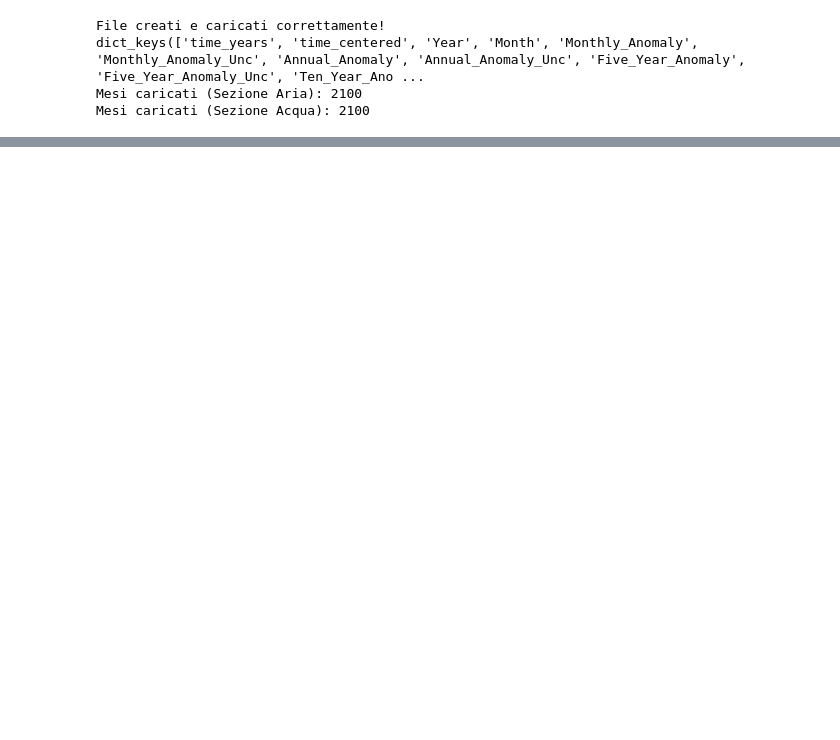
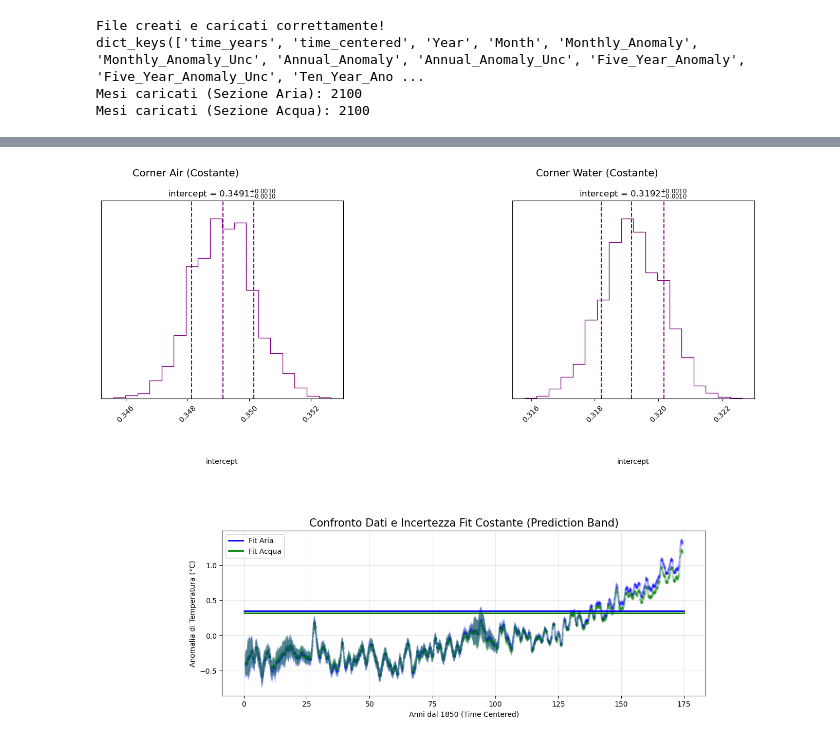
Before and after one commit to EnricoVianelli/GlobalWarming, a Jupyter notebook: global_warming.ipynb, the cells around one changed output, grey strips where cells are left out. Saved outputs shown, nothing was run; the diff lists cells and outputs as text; code cells hidden in the pictures; blank space fills up the shorter version.

```diff
--- a/global_warming.ipynb
+++ b/global_warming.ipynb
@@ -353,3 +303,49 @@ plt.show()
+# %%
+fig = plt.figure(figsize=(16, 12))
+(subfig_top, subfig_bottom) = fig.subfigures(2, 1, height_ratios=[1.2, 1])
+
+corner_subfigs = subfig_top.subfigures(1, 2)
+
+cornerplot(results['air_const'], fig=corner_subfigs[0], title_fmt='.4f')
+corner_subfigs[0].suptitle('Corner Air (Costante)', fontsize=14)
+
+cornerplot(results['water_const'], fig=corner_subfigs[1], title_fmt='.4f')
+corner_subfigs[1].suptitle('Corner Water (Costante)', fontsize=14)
+
+ax = subfig_bottom.subplots(1, 1)
+
+t_min = min(data_air['time_centered'].min(), data_water['time_centered'].min())
+t_max = max(data_air['time_centered'].max(), data_water['time_centered'].max())
+t_grid = np.linspace(t_min, t_max, 400)
+
+def add_constant_band(ax, res_key, data, color, label_name):
+    samples = results[res_key]['samples']
+    band = PredictionBand(t_grid)
+
+    idx = np.random.choice(len(samples), 500, replace=False)
+    for i in idx:
+        val = samples[i]
+        band.add(np.full_like(t_grid, val))
+
+    ax.errorbar(data['time_centered'], data['Annual_Anomaly'],
+                yerr=data['Annual_Anomaly_Unc'], fmt='.', color=color, alpha=0.1, zorder=1)
+
+    band.line(ax=ax, color=color, lw=2, label=f'Fit {label_name}', zorder=3)
+    band.shade(ax=ax, color=color, alpha=0.3, zorder=2)        # 1-sigma (68%)
+    band.shade(ax=ax, q=0.49, color=color, alpha=0.1, zorder=2) # 2-sigma (95% approx)
+
+add_constant_band(ax, 'air_const', data_air, 'blue', 'Aria')
+add_constant_band(ax, 'water_const', data_water, 'green', 'Acqua')
+
+ax.set_title('Confronto Dati e Incertezza Fit Costante (Prediction Band)', fontsize=15)
+ax.set_xlabel('Anni dal 1850 (Time Centered)')
+ax.set_ylabel('Anomalia di Temperatura (°C)')
+ax.legend(loc='upper left')
+ax.grid(alpha=0.3)
+
+plt.show()
+# %% [output]
+[figure, added]
 # %%
 fig = plt.figure(figsize=(16, 14))
 (subfig_top, subfig_bottom) = fig.subfigures(2, 1, height_ratios=[1.5, 1])
```
Also changed, not shown: parts of 7 cells of this notebook.
